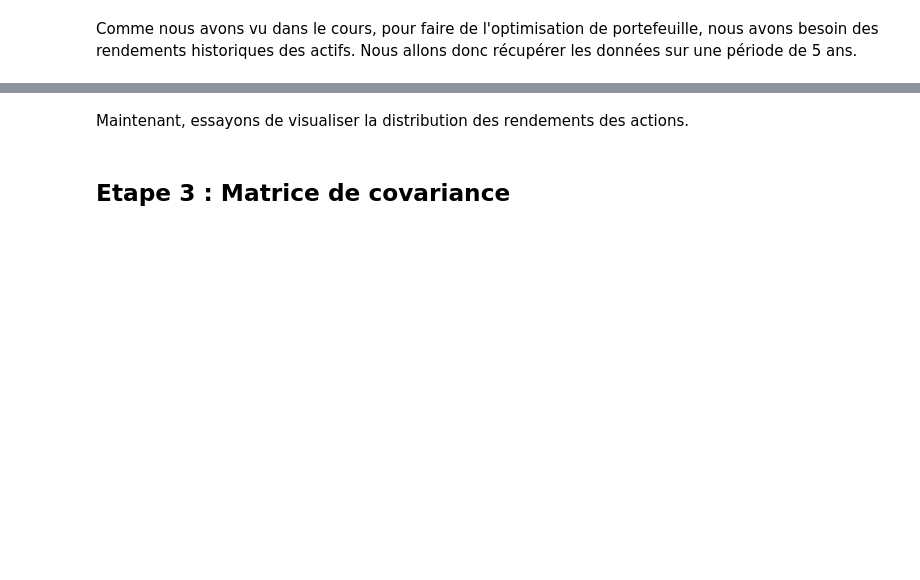
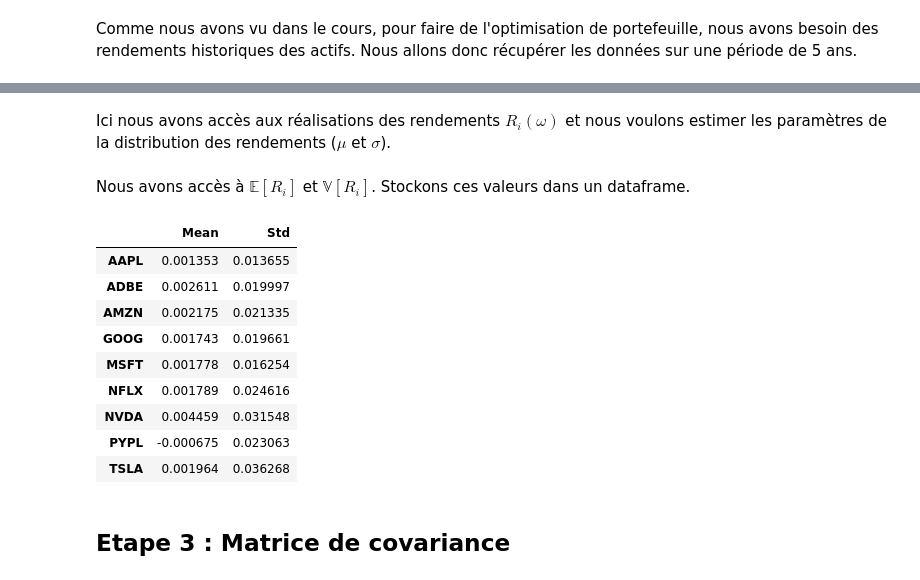
Before and after one commit to telecom-business-finance/trading-workshops, a Jupyter notebook: workshop_3/portfolio_optimization.ipynb, the cells around one changed output, grey strips where cells are left out. Saved outputs shown, nothing was run; the diff lists cells and outputs as text; code cells hidden in the pictures; blank space fills up the shorter version.

```diff
--- a/workshop_3/portfolio_optimization.ipynb
+++ b/workshop_3/portfolio_optimization.ipynb
@@ -44,11 +81,3 @@ pio.templates.default = "plotly_dark"
 ## Etape 1 : Récupération des données
 # %% [markdown]
 Dans cette étape, nous allons récupérer les données des actifs qui composent notre portfolio. Pour cet exemple, nous allons considérer 3 actions : Google ('GOOG'), Apple ('AAPL') et Microsoft ('MSFT'). Mais vous pouvez ajouter autant d'actions que vous le souhaitez.
-# %%
-# Liste des actifs dans le portefeuille
-assets = ['AAPL', 'GOOG', 'MSFT']
-
-# Téléchargement des données
-#data = web.DataReader(assets, data_source='yahoo', start='2010-01-01', end='2020-12-31')['Adj Close']
-# use yfinance to fix pandas_datareader's issue
-data = yf.download(assets, start='2010-01-01', end='2020-12-31')['Adj Close']
@@ -56,0 +84,14 @@ data = yf.download(assets, start='2010-01-01', end='2020-12-31')['Adj Close']
+# %%
+def get_data(assets, start_date, end_date):
+    """
+    Récupère les données des actions sur Yahoo Finance
+    """
+    return yf.download(assets, start=start_date, end=end_date)['Adj Close']
+# %%
+# Liste des actifs dans le portefeuille
+assets = ['AAPL', 'AMZN', 'MSFT', 'GOOG', 'TSLA', 'NVDA', 'PYPL', 'ADBE', 'NFLX']
+N = 365
+start_date = dt.datetime.now() - dt.timedelta(days=N)
+end_date = dt.datetime.now()
+
+data = get_data(assets, start_date, end_date)
@@ -83,8 +126,8 @@ for a in assets:
     fig.add_trace(go.Scatter(x=returns.index, y=returns[a], name=a))
 fig.update_layout(title='Rendements journaliers des actifs', yaxis_title='Rendements')
 fig.show()
-# %% [markdown]
-Maintenant, essayons de visualiser la distribution des rendements des actions.
+# %% [markdown]
+Ici nous avons accès aux réalisations des rendements $R_i(\omega)$ et nous voulons estimer les paramètres de la distribution des rendements ($\mu$ et $\sigma$).
 # %%
 # Returns distribution
 fig = go.Figure()
@@ -92,5 +135,25 @@ for a in assets:
     fig.add_trace(go.Histogram(x=returns[a], name=a))
 fig.update_layout(title='Distribution des rendements journaliers', yaxis_title='Fréquence')
 fig.show()
+# %% [markdown]
+Nous avons accès à $\mathbb{E}[R_i]$ et $\mathbb{V}[R_i]$. Stockons ces valeurs dans un dataframe.
+# %%
+# stock expected return and volatility in one dataframe
+returns_mean = returns.mean()
+returns_std = returns.std()
+returns_mean_std = pd.concat([returns_mean, returns_std], axis=1)
+returns_mean_std.columns = ['Mean', 'Std']
+returns_mean_std
+# %% [output]
+|  | Mean | Std |
+| AAPL | 0.001353 | 0.013655 |
+| ADBE | 0.002611 | 0.019997 |
+| AMZN | 0.002175 | 0.021335 |
+| GOOG | 0.001743 | 0.019661 |
+| MSFT | 0.001778 | 0.016254 |
+| NFLX | 0.001789 | 0.024616 |
+| NVDA | 0.004459 | 0.031548 |
+| PYPL | -0.000675 | 0.023063 |
+| TSLA | 0.001964 | 0.036268 |
 # %% [markdown]
 ## Etape 3 : Matrice de covariance
```
Also changed, not shown: parts of 13 cells of this notebook.
